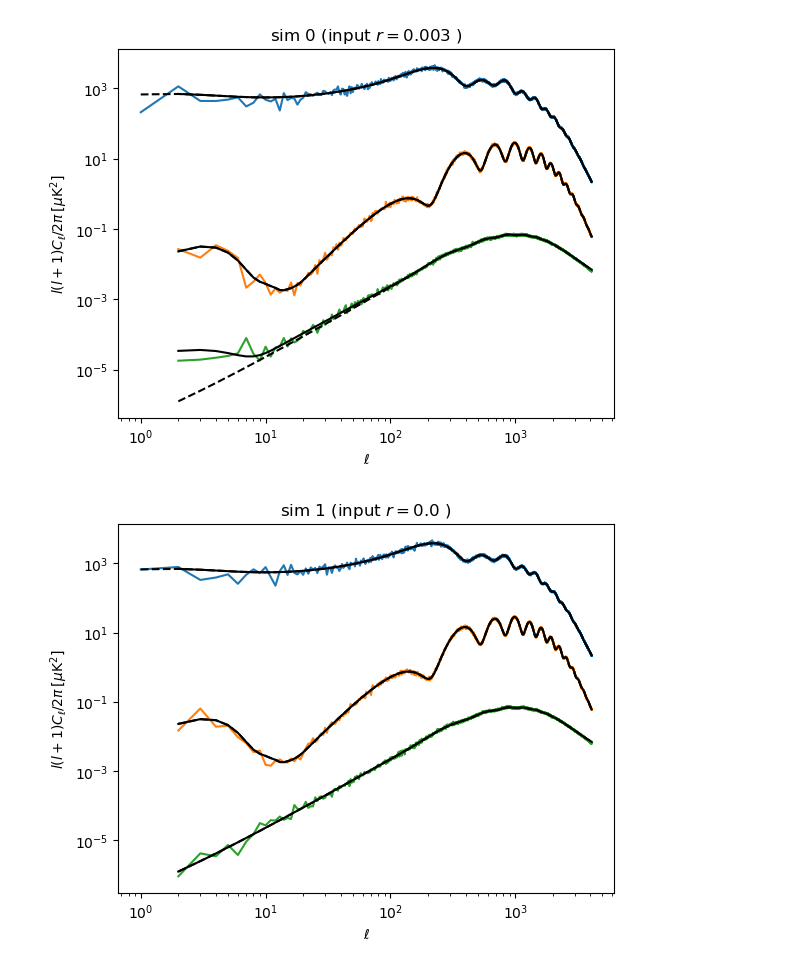
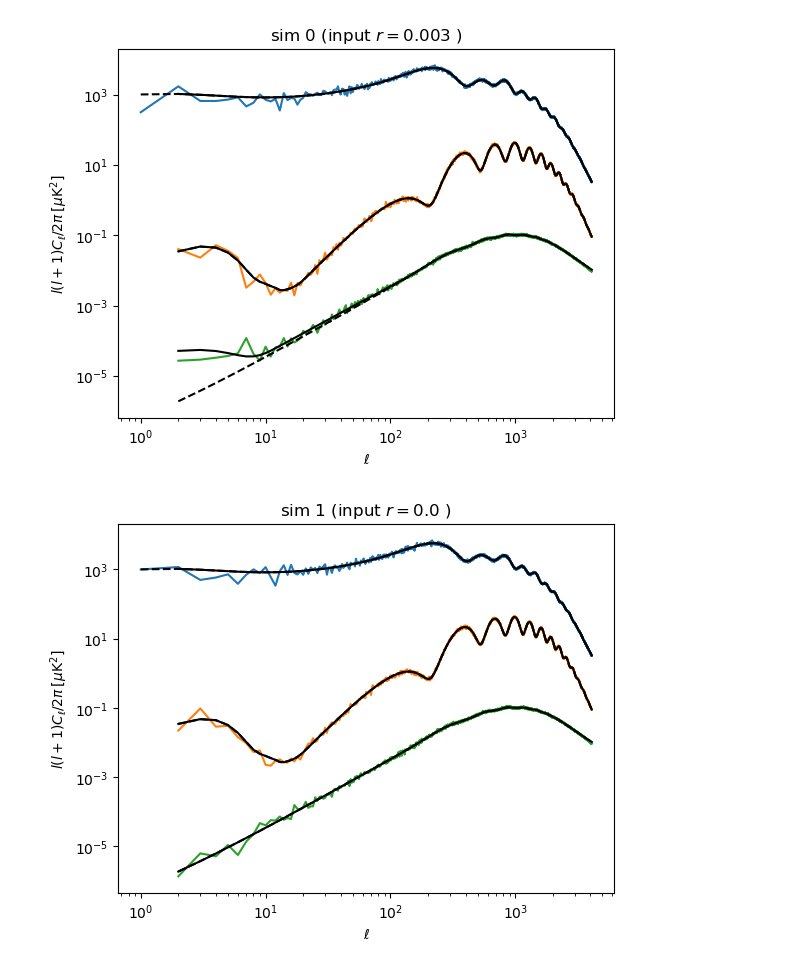
Before and after one commit to litebird/litebirdXS4, a Jupyter notebook: 20231018_signal_cmb/ipynbs/lencmb_verification.ipynb, the cells around one changed output. Saved outputs shown, nothing was run; the diff lists cells and outputs as text; code cells hidden in the pictures.

```diff
--- a/20231018_signal_cmb/ipynbs/lencmb_verification.ipynb
+++ b/20231018_signal_cmb/ipynbs/lencmb_verification.ipynb
@@ -31,19 +39,19 @@ cl_len_5120 = {spec: cl_len_5120[:, ix] * utils.cli(wls[:4097]) for ix, spec in
 # %%
 # TEB auto spectra, single sims
 for idx in [0, 1, 2, 3]:
     pl.figure()
     TEB = np.load('/global/cfs/cdirs/cmbs4xlb/v1/cmb/lcdm_teb_%04d.npy'%idx)
-    wls = lambda ls : ls * (ls + 1) / (3 * np.pi)
+    wls = lambda ls : ls * (ls + 1) / (2 * np.pi)
     for i, (X, lab) in enumerate(zip(TEB, 'teb')):
         ls = np.arange(1 + (i > 0), 4097)
         ln = pl.loglog(ls, wls(ls) *  hp.alm2cl(X, X)[ls])
         pl.plot(ls, wls(ls) * cl_len[lab + lab][ls], c='k', ls='--')
         ls = np.arange(2, 4097) # No dipole tensor signal
         pl.plot(ls, wls(ls) * (cl_len[lab + lab][ls] + (r_in(idx) / 0.01) * cl_ten[lab + lab][ls]), c='k')
     pl.xlabel('$\ell$')
     pl.ylabel(r'$l(l + 1)C_\ell / 2\pi \: [\mu \rm{K}^2]$')
     pl.title('sim ' + str(idx)  + ' (input $r = %s$ )'%(r_in(idx)) )
     pl.show()
 # %% [output]
-[figure, old version]
+[figure, new version]
-[figure, old version]
+[figure, new version]
```
Also changed, not shown: parts of 4 cells of this notebook.
